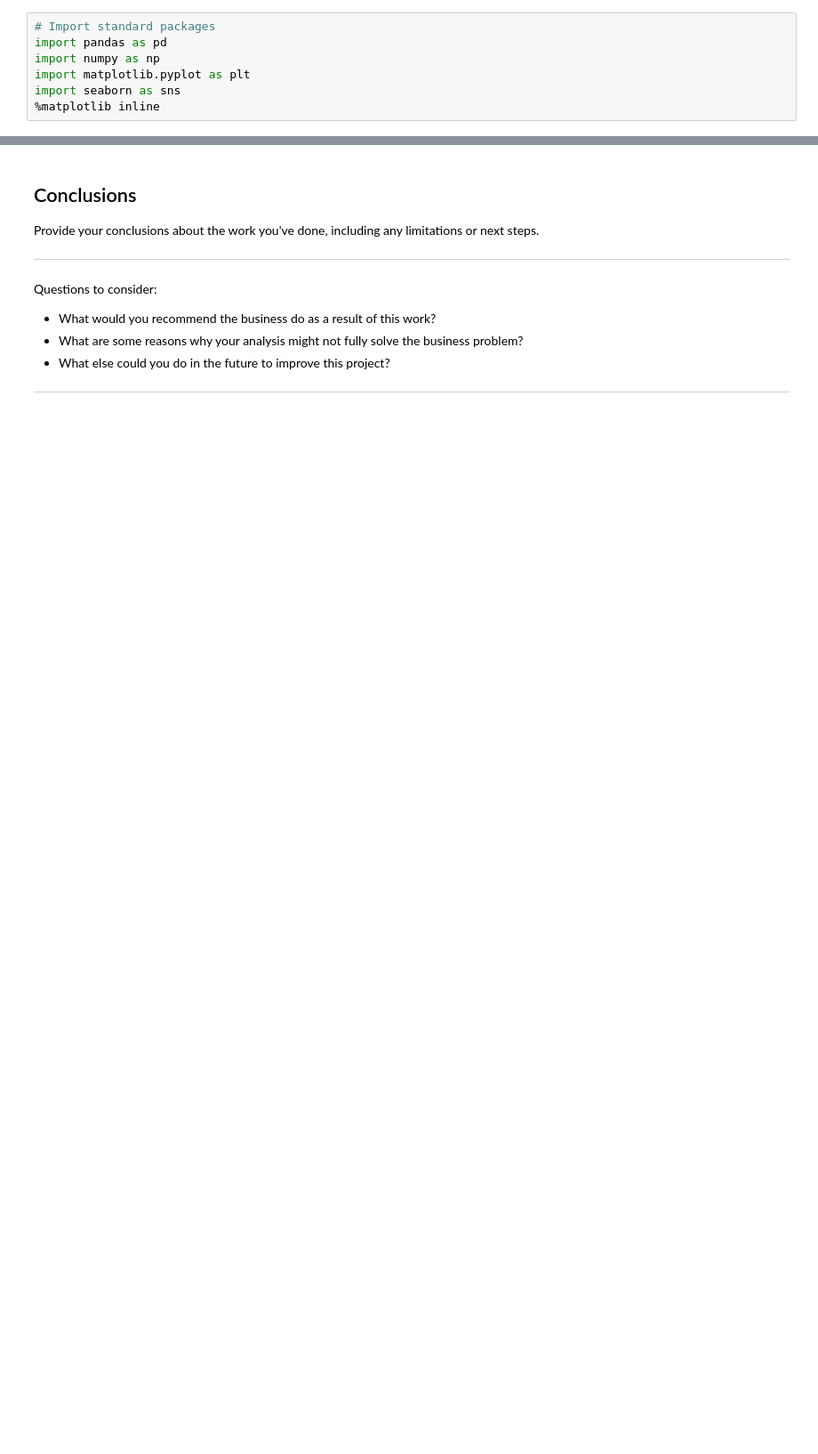
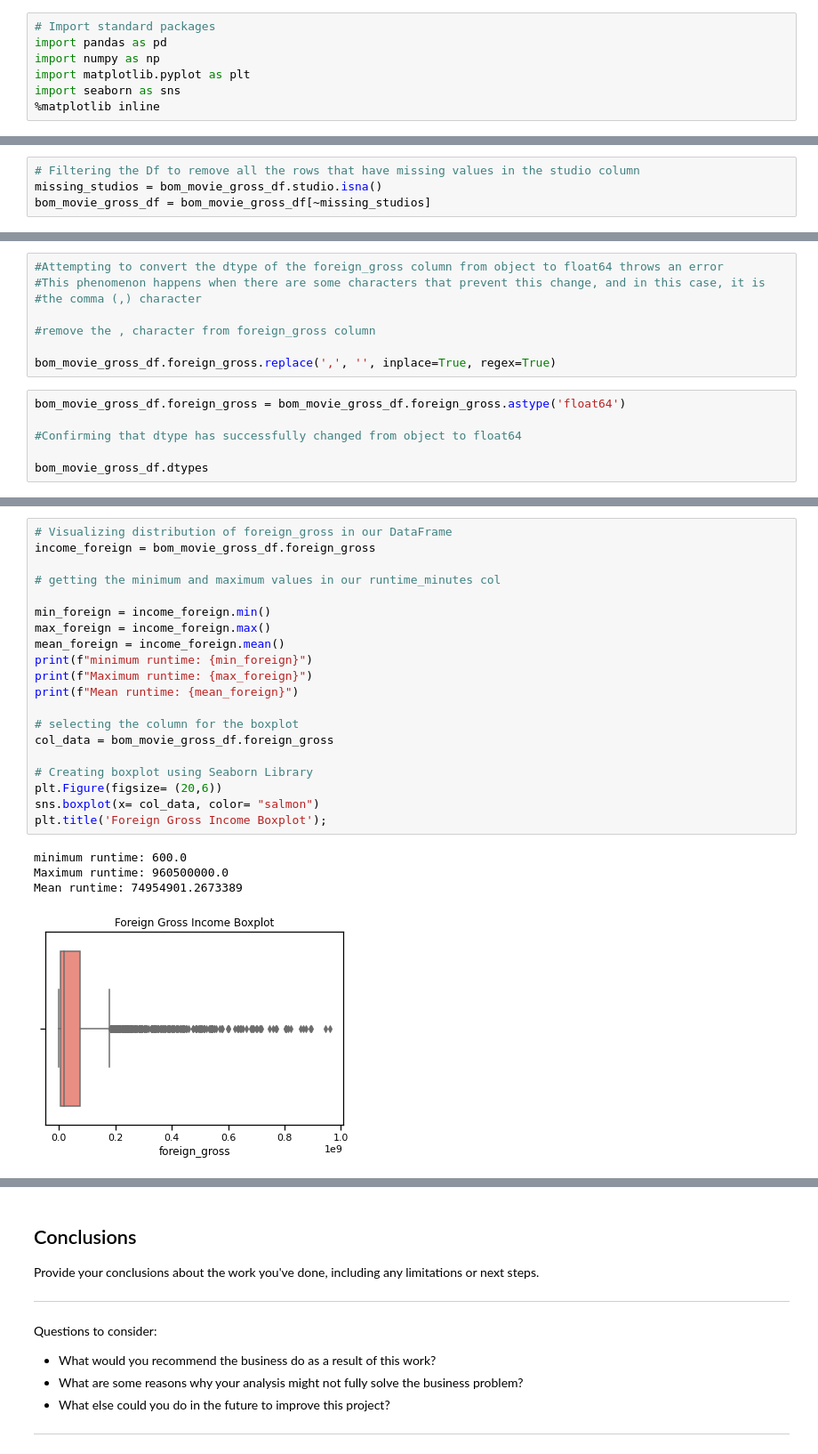
Before and after one commit to WanjaoColins/Movie-Analysis-Microsoft-Studio, a Jupyter notebook: Movie-Success-Strategies-Microsoft.ipynb, the cells around one changed output, grey strips where cells are left out. Shown at 89% size. Cells and saved outputs as stored; diff of their text form; blank space fills up the shorter version.

```diff
--- a/Movie-Success-Strategies-Microsoft.ipynb
+++ b/Movie-Success-Strategies-Microsoft.ipynb
@@ -88,0 +347,4 @@ Questions to consider:
+# %%
+# Filtering the Df to remove all the rows that have missing values in the studio column
+missing_studios = bom_movie_gross_df.studio.isna()
+bom_movie_gross_df = bom_movie_gross_df[~missing_studios]
@@ -88,0 +358,14 @@ Questions to consider:
+# %%
+#Attempting to convert the dtype of the foreign_gross column from object to float64 throws an error
+#This phenomenon happens when there are some characters that prevent this change, and in this case, it is
+#the comma (,) character
+
+#remove the , character from foreign_gross column
+
+bom_movie_gross_df.foreign_gross.replace(',', '', inplace=True, regex=True)
+# %%
+bom_movie_gross_df.foreign_gross = bom_movie_gross_df.foreign_gross.astype('float64')
+
+#Confirming that dtype has successfully changed from object to float64
+
+bom_movie_gross_df.dtypes
@@ -88,0 +379,25 @@ Questions to consider:
+# %%
+# Visualizing distribution of foreign_gross in our DataFrame
+income_foreign = bom_movie_gross_df.foreign_gross
+
+# getting the minimum and maximum values in our runtime_minutes col
+
+min_foreign = income_foreign.min()
+max_foreign = income_foreign.max()
+mean_foreign = income_foreign.mean()
+print(f"minimum runtime: {min_foreign}")
+print(f"Maximum runtime: {max_foreign}")
+print(f"Mean runtime: {mean_foreign}")
+
+# selecting the column for the boxplot
+col_data = bom_movie_gross_df.foreign_gross
+
+# Creating boxplot using Seaborn Library
+plt.Figure(figsize= (20,6))
+sns.boxplot(x= col_data, color= "salmon")
+plt.title('Foreign Gross Income Boxplot');
+# %% [output]
+minimum runtime: 600.0
+Maximum runtime: 960500000.0
+Mean runtime: 74954901.2673389
+[figure, added]
```
Also changed, not shown: parts of 75 cells of this notebook, 2 other files.
